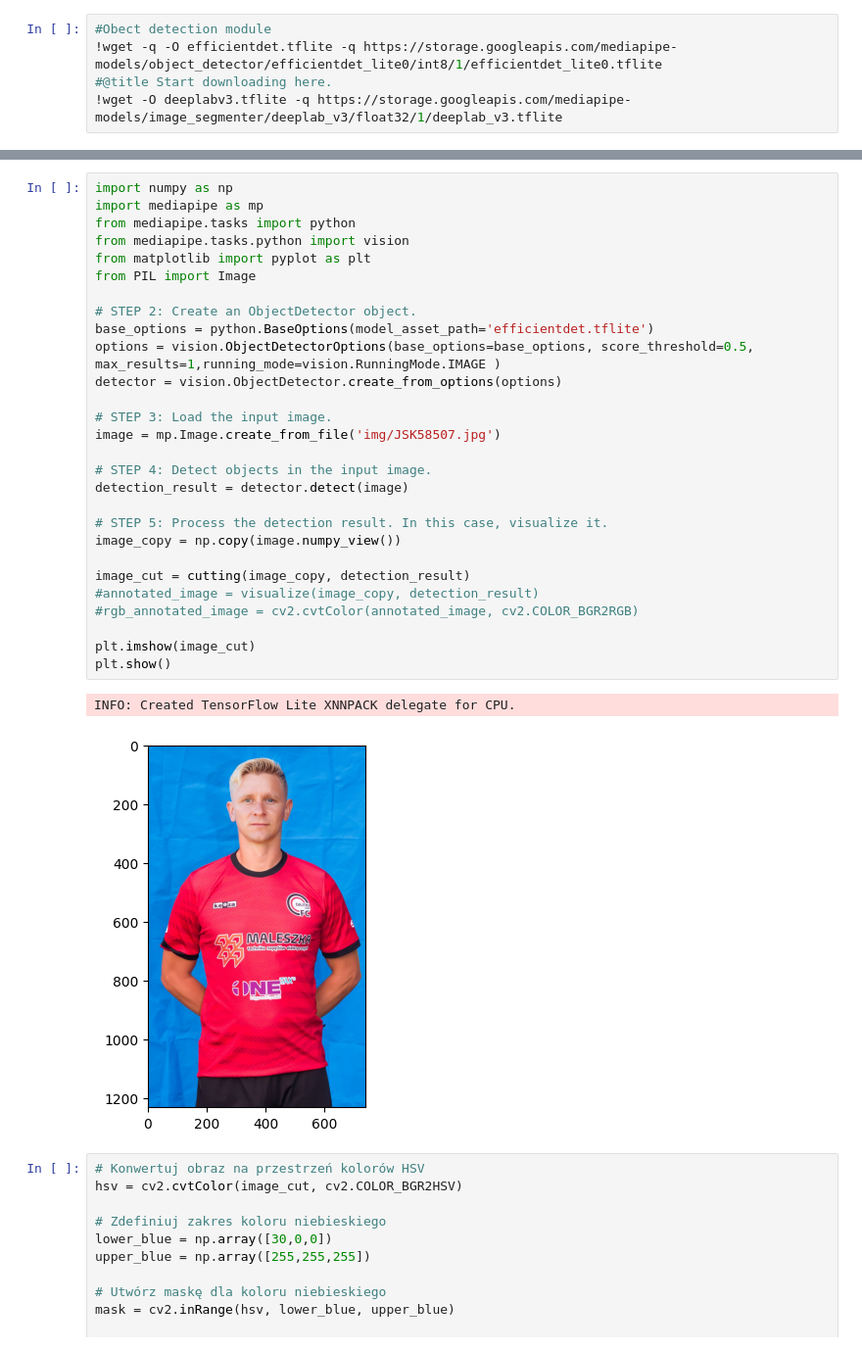
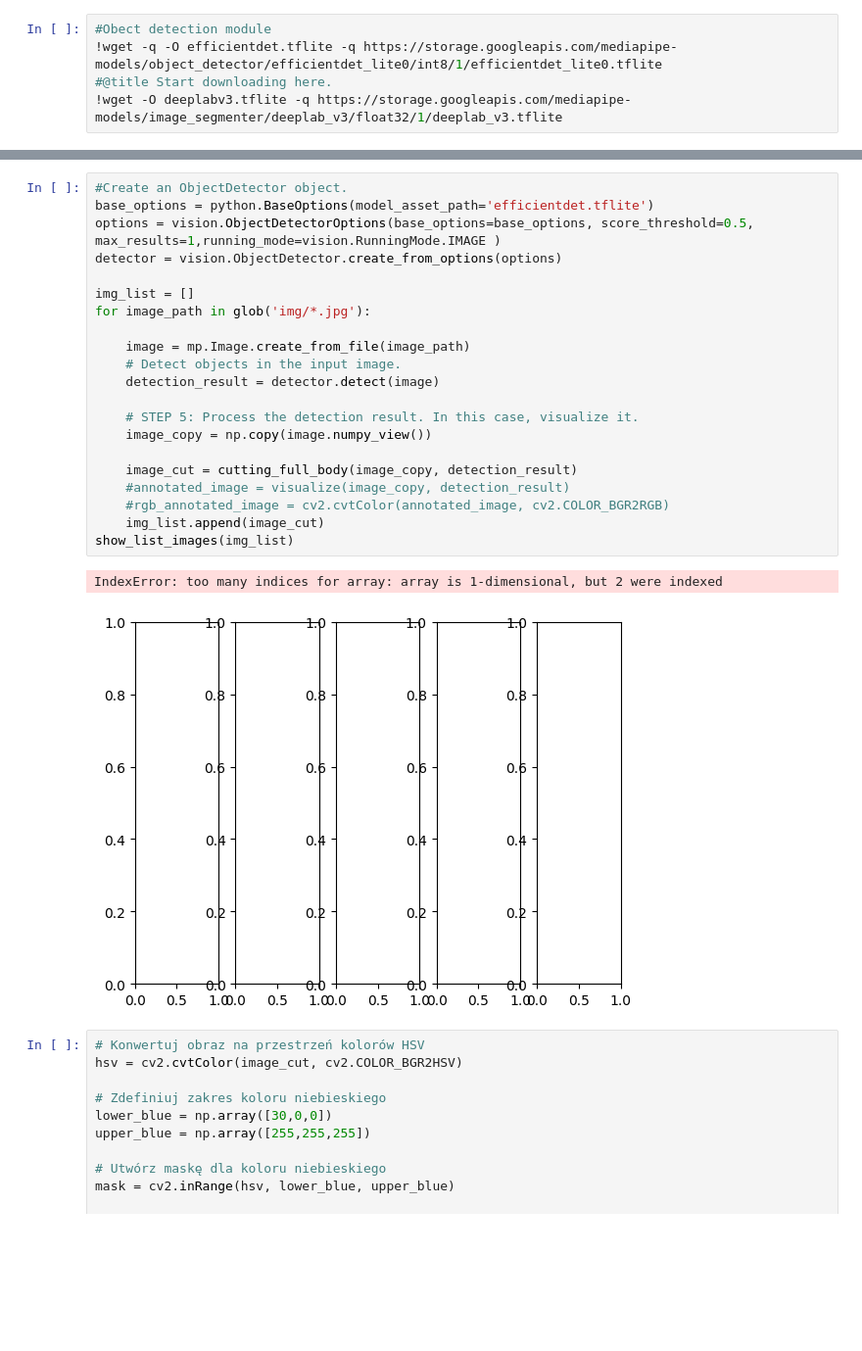
Before and after one commit to kozolex/SportPlayerPhoto, a Jupyter notebook: POC.ipynb, the cells around one changed output, grey strips where cells are left out. Shown at 98% size. Drawn from its saved outputs; the diff is of its cells as text; blank space fills up the shorter version.

```diff
--- a/POC.ipynb
+++ b/POC.ipynb
@@ -68,34 +94,27 @@ def cutting(
 # %%
-import numpy as np
-import mediapipe as mp
-from mediapipe.tasks import python
-from mediapipe.tasks.python import vision
-from matplotlib import pyplot as plt
-from PIL import Image
-
-# STEP 2: Create an ObjectDetector object.
+#Create an ObjectDetector object.
 base_options = python.BaseOptions(model_asset_path='efficientdet.tflite')
 options = vision.ObjectDetectorOptions(base_options=base_options, score_threshold=0.5, max_results=1,running_mode=vision.RunningMode.IMAGE )
 detector = vision.ObjectDetector.create_from_options(options)
 
-# STEP 3: Load the input image.
-image = mp.Image.create_from_file('img/JSK58507.jpg')
+img_list = []
+for image_path in glob('img/*.jpg'):
 
-# STEP 4: Detect objects in the input image.
-detection_result = detector.detect(image)
+    image = mp.Image.create_from_file(image_path)
+    # Detect objects in the input image.
+    detection_result = detector.detect(image)
 
-# STEP 5: Process the detection result. In this case, visualize it.
-image_copy = np.copy(image.numpy_view())
+    # STEP 5: Process the detection result. In this case, visualize it.
+    image_copy = np.copy(image.numpy_view())
 
-image_cut = cutting(image_copy, detection_result)
-#annotated_image = visualize(image_copy, detection_result)
-#rgb_annotated_image = cv2.cvtColor(annotated_image, cv2.COLOR_BGR2RGB)
-
-plt.imshow(image_cut)
-plt.show()
+    image_cut = cutting_full_body(image_copy, detection_result)
+    #annotated_image = visualize(image_copy, detection_result)
+    #rgb_annotated_image = cv2.cvtColor(annotated_image, cv2.COLOR_BGR2RGB)
+    img_list.append(image_cut)
+show_list_images(img_list)
 # %% [output]
-INFO: Created TensorFlow Lite XNNPACK delegate for CPU.
+IndexError: too many indices for array: array is 1-dimensional, but 2 were indexed
-[figure, old version]
+[figure, new version]
 # %%
 # Konwertuj obraz na przestrzeń kolorów HSV
 hsv = cv2.cvtColor(image_cut, cv2.COLOR_BGR2HSV)
```
Also changed, not shown: parts of 4 cells of this notebook, 2 other files.
